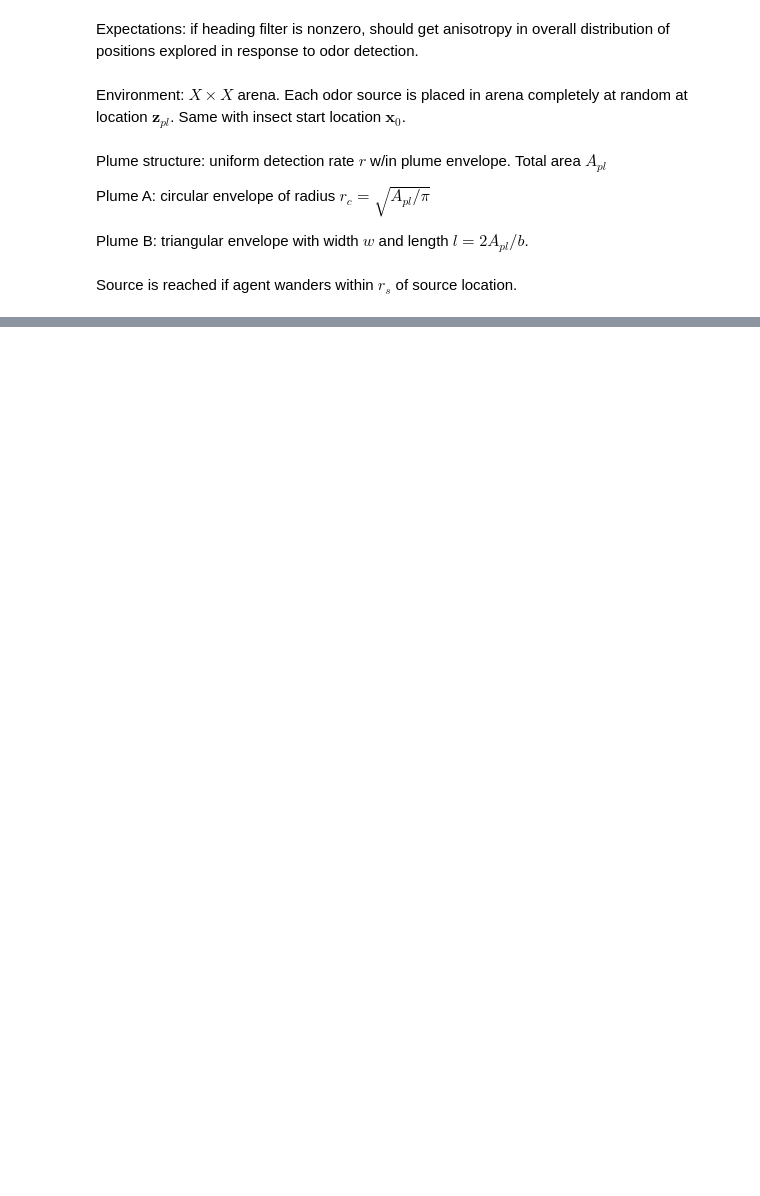
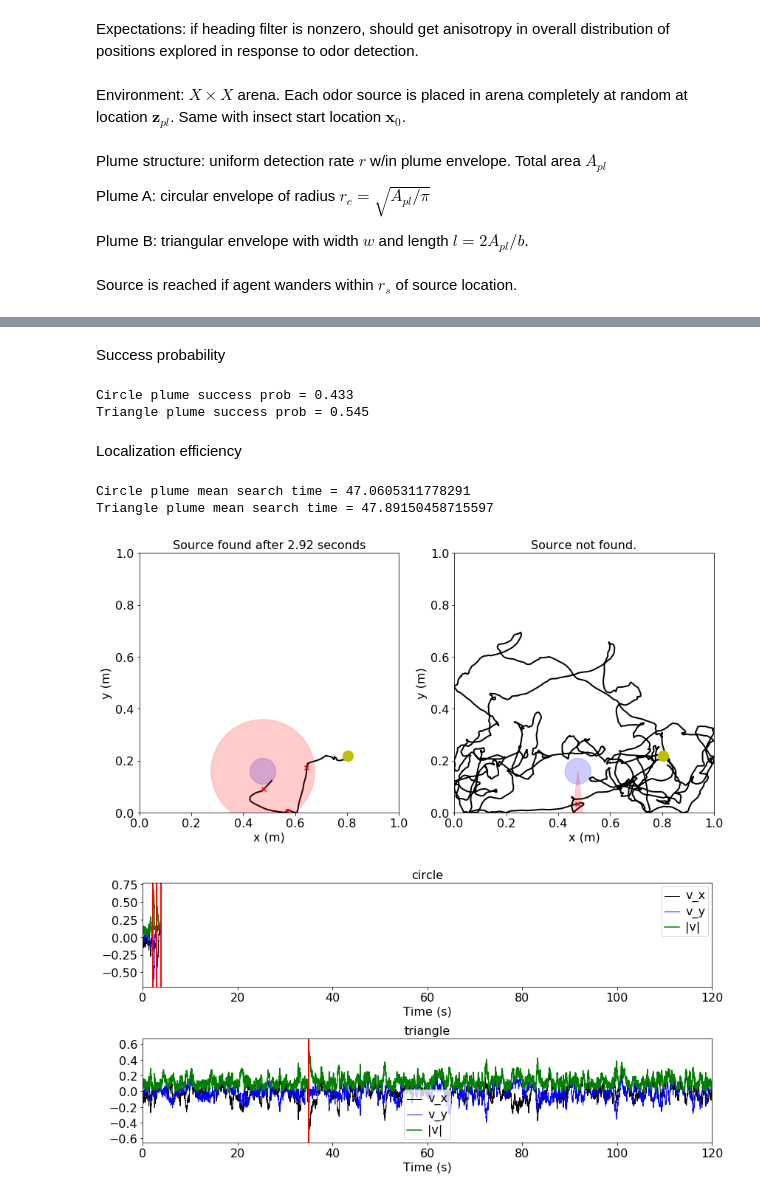
Before and after one commit to rkp8000/mushroom_mushroom, a Jupyter notebook: 9_tracking_model.ipynb, the cells around one changed output, grey strips where cells are left out. Drawn from its saved outputs; the diff is of its cells as text; code cells hidden in the pictures; blank space fills up the shorter version.

```diff
--- a/9_tracking_model.ipynb
+++ b/9_tracking_model.ipynb
@@ -158,0 +217,16 @@ for shape, ax in zip(['circle', 'triangle'], axs):
+# %% [markdown]
+Success probability
+# %%
+print('Circle plume success prob = {}'.format(np.mean(t_finds[:, 0] > -1)))
+print('Triangle plume success prob = {}'.format(np.mean(t_finds[:, 1] > -1)))
+# %% [output]
+Circle plume success prob = 0.433
+Triangle plume success prob = 0.545
+# %% [markdown]
+Localization efficiency
+# %%
+print('Circle plume mean search time = {}'.format(np.mean(t_finds[(t_finds[:, 0] > -1), 0])))
+print('Triangle plume mean search time = {}'.format(np.mean(t_finds[(t_finds[:, 1] > -1), 1])))
+# %% [output]
+Circle plume mean search time = 47.0605311778291
+Triangle plume mean search time = 47.89150458715597
@@ -158,0 +332,62 @@ for shape, ax in zip(['circle', 'triangle'], axs):
+# %%
+np.random.seed(None)
+seed = np.random.randint(0, 1000)
+z_pl = np.random.uniform(0, X, 2)
+x_0 = np.random.uniform(0, X, 2)
+
+fig, axs_xy = plt.subplots(1, 2, figsize=(12, 6), tight_layout=True)
+fig, axs_t = plt.subplots(2, 1, figsize=(12, 6), tight_layout=True)
+
+t_finds = []
+
+for shape, ax_xy, ax_t in zip(['circle', 'triangle'], axs_xy, axs_t):
+
+    np.random.seed(seed)
+    t, xs, vs, h_abs, x_0, z_pl, hits, t_find = run(shape, z_pl, x_0)
+
+    ax_xy.plot(xs[:, 0], xs[:, 1], lw=2, c='k', zorder=0)
+    ax_xy.scatter(*x_0, c='y', s=200, zorder=1)
+
+    if len(hits) > 0:
+        ax_xy.scatter(hits[:, 1], hits[:, 2], color='r', marker='x')
+
+    src_circle = plt.Circle(z_pl, R_S, color='b', alpha=.2)
+    ax_xy.add_artist(src_circle)
+
+    if shape == 'circle':
+        circle = plt.Circle(z_pl, R_C, color='r', alpha=.2)
+        ax_xy.add_artist(circle)
+    elif shape == 'triangle':
+        triangle = plt.Polygon([z_pl, [z_pl[0]-W/2, z_pl[1]-L], [z_pl[0]+W/2, z_pl[1]-L]], color='r', alpha=.2)
+        ax_xy.add_artist(triangle)
+
+    ax_xy.set_xlim(0, X)
+    ax_xy.set_ylim(0, X)
+
+    ax_xy.set_xlabel('x (m)')
+    ax_xy.set_ylabel('y (m)')
+
+    if t_find >= 0:
+        ax_xy.set_title('Source found after {} seconds'.format(t_find))
+    else:
+        ax_xy.set_title('Source not found.')
+
+    set_font_size(ax_xy, 16)
+
+    ax_t.plot(t, vs[:, 0], color='k', lw=1)
+    ax_t.plot(t, vs[:, 1], color='b', lw=1)
+    ax_t.plot(t, np.sqrt(vs[:, 0]**2 + vs[:, 1]**2), color='g')
+
+    ax_t.legend(['v_x', 'v_y', '|v|'])
+
+    for hit in hits:
+        ax_t.axvline(hit[0], c='r', lw=2)
+
+    ax_t.set_xlim(0, T)
+    ax_t.set_xlabel('Time (s)')
+    ax_t.set_title(shape)
+
+    set_font_size(ax_t, 16)
+# %% [output]
+[figure, added]
+[figure, added]
```
Also changed, not shown: parts of 11 cells of this notebook.
